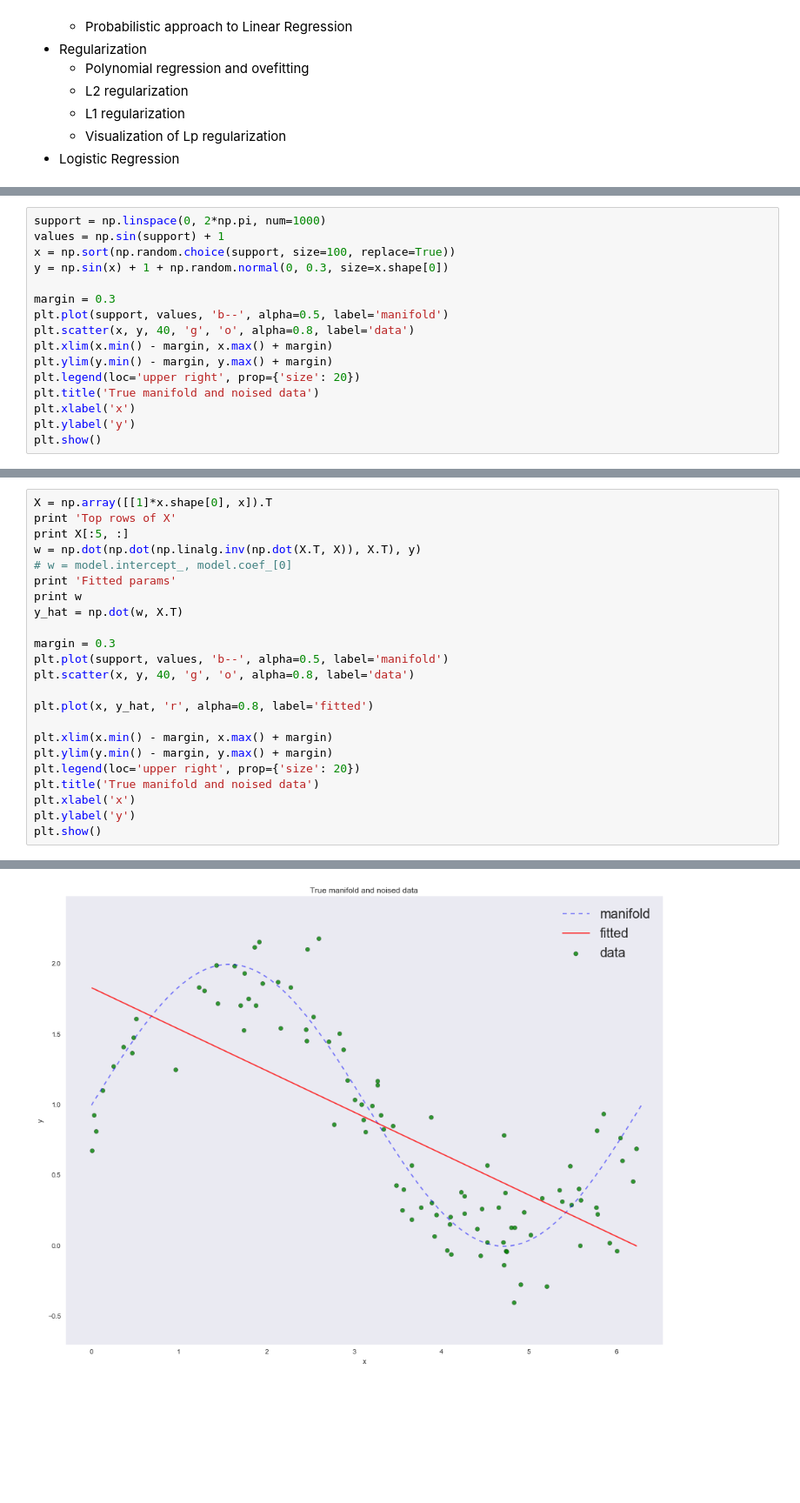
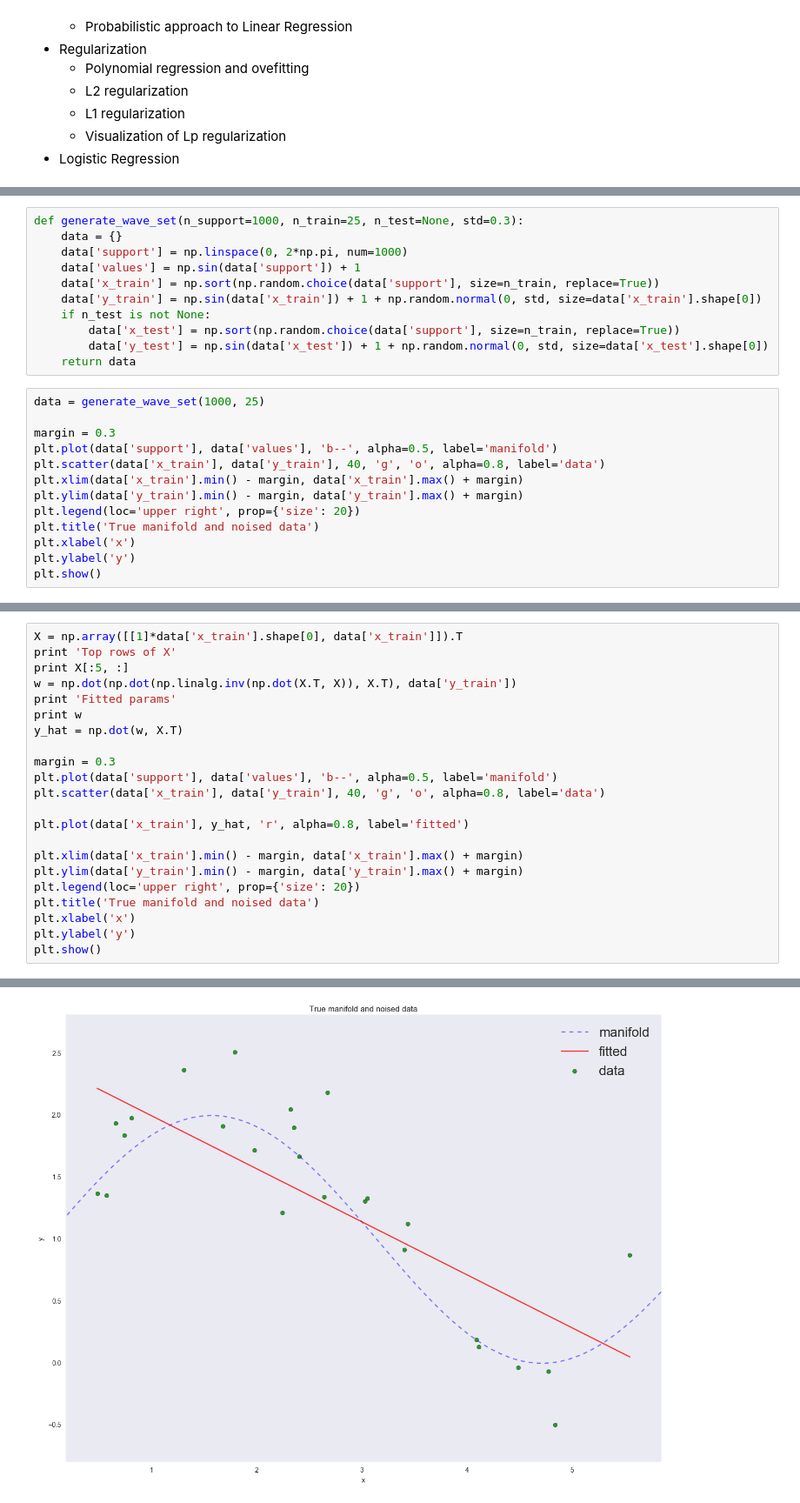
Before and after one commit to mephistopheies/dds, a Jupyter notebook: lr_040117/ipy/lecture.ipynb, the cells around one changed output, grey strips where cells are left out. Shown at 87% size. Cells and saved outputs as stored; diff of their text form; blank space fills up the shorter version.

```diff
--- a/lr_040117/ipy/lecture.ipynb
+++ b/lr_040117/ipy/lecture.ipynb
@@ -30,17 +31,25 @@ import seaborn as sns
 sns.set_style("dark")
 import matplotlib.pyplot as plt
 plt.rcParams['figure.figsize'] = 16, 12
+# %%
+def generate_wave_set(n_support=1000, n_train=25, n_test=None, std=0.3):
+    data = {}
+    data['support'] = np.linspace(0, 2*np.pi, num=1000)
+    data['values'] = np.sin(data['support']) + 1
+    data['x_train'] = np.sort(np.random.choice(data['support'], size=n_train, replace=True))
+    data['y_train'] = np.sin(data['x_train']) + 1 + np.random.normal(0, std, size=data['x_train'].shape[0])
+    if n_test is not None:
+        data['x_test'] = np.sort(np.random.choice(data['support'], size=n_train, replace=True))
+        data['y_test'] = np.sin(data['x_test']) + 1 + np.random.normal(0, std, size=data['x_test'].shape[0])
+    return data
 # %%
-support = np.linspace(0, 2*np.pi, num=1000)
-values = np.sin(support) + 1
-x = np.sort(np.random.choice(support, size=100, replace=True))
-y = np.sin(x) + 1 + np.random.normal(0, 0.3, size=x.shape[0])
+data = generate_wave_set(1000, 25)
 
 margin = 0.3
-plt.plot(support, values, 'b--', alpha=0.5, label='manifold')
-plt.scatter(x, y, 40, 'g', 'o', alpha=0.8, label='data')
-plt.xlim(x.min() - margin, x.max() + margin)
-plt.ylim(y.min() - margin, y.max() + margin)
+plt.plot(data['support'], data['values'], 'b--', alpha=0.5, label='manifold')
+plt.scatter(data['x_train'], data['y_train'], 40, 'g', 'o', alpha=0.8, label='data')
+plt.xlim(data['x_train'].min() - margin, data['x_train'].max() + margin)
+plt.ylim(data['y_train'].min() - margin, data['y_train'].max() + margin)
 plt.legend(loc='upper right', prop={'size': 20})
 plt.title('True manifold and noised data')
 plt.xlabel('x')
@@ -53,21 +63,20 @@ $$\Large \hat{w} = \left(X^T X\right)^{-1}X^T \vec{y}$$
 # %%
-X = np.array([[1]*x.shape[0], x]).T
+X = np.array([[1]*data['x_train'].shape[0], data['x_train']]).T
 print 'Top rows of X'
 print X[:5, :]
-w = np.dot(np.dot(np.linalg.inv(np.dot(X.T, X)), X.T), y)
-# w = model.intercept_, model.coef_[0]
+w = np.dot(np.dot(np.linalg.inv(np.dot(X.T, X)), X.T), data['y_train'])
 print 'Fitted params'
 print w
 y_hat = np.dot(w, X.T)
 
 margin = 0.3
-plt.plot(support, values, 'b--', alpha=0.5, label='manifold')
-plt.scatter(x, y, 40, 'g', 'o', alpha=0.8, label='data')
+plt.plot(data['support'], data['values'], 'b--', alpha=0.5, label='manifold')
+plt.scatter(data['x_train'], data['y_train'], 40, 'g', 'o', alpha=0.8, label='data')
 
-plt.plot(x, y_hat, 'r', alpha=0.8, label='fitted')
+plt.plot(data['x_train'], y_hat, 'r', alpha=0.8, label='fitted')
 
-plt.xlim(x.min() - margin, x.max() + margin)
-plt.ylim(y.min() - margin, y.max() + margin)
+plt.xlim(data['x_train'].min() - margin, data['x_train'].max() + margin)
+plt.ylim(data['y_train'].min() - margin, data['y_train'].max() + margin)
 plt.legend(loc='upper right', prop={'size': 20})
 plt.title('True manifold and noised data')
 plt.xlabel('x')
@@ -85 +94 @@ Fitted params
-[figure, old version]
+[figure, new version]
```
Also changed, not shown: parts of 17 cells of this notebook.
